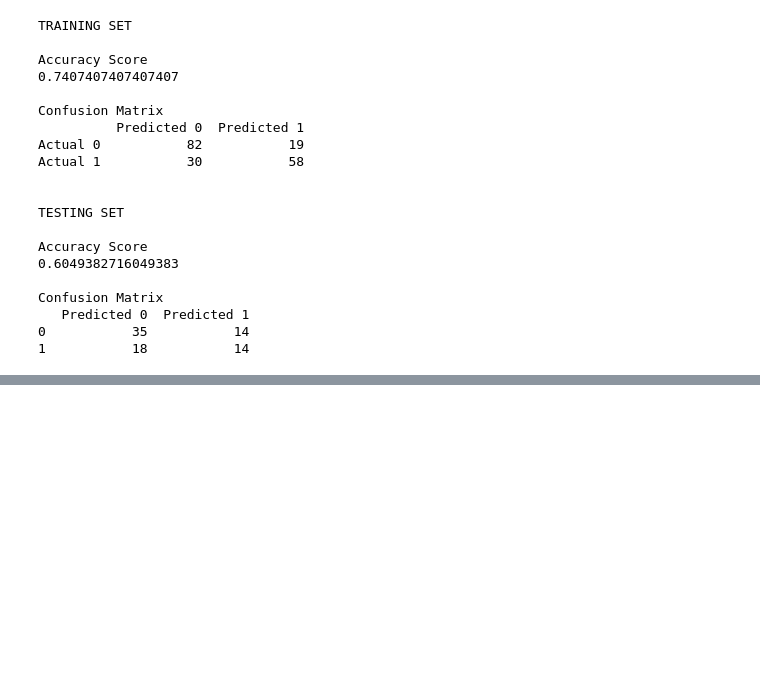
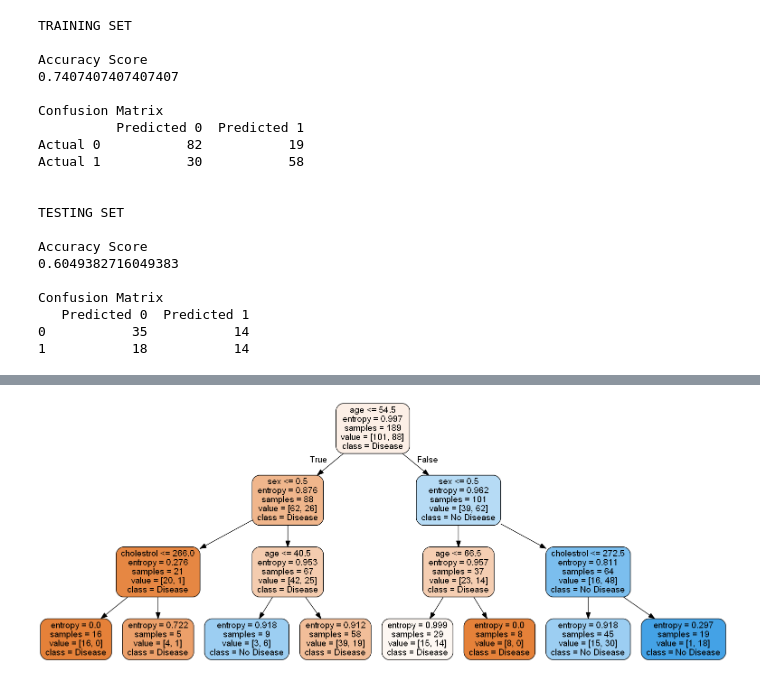
Before and after one commit to CodeInDna/Data-Science-Exercises, a Jupyter notebook: Supervised_Learning/03_Decision_Tree/03_Disease_Detection_with_Visualization.ipynb, the cells around one changed output, grey strips where cells are left out. Saved outputs shown, nothing was run; the diff lists cells and outputs as text; code cells hidden in the pictures; blank space fills up the shorter version.

Commit message:
GridSearchCv: Hyperparameter Tunning

```diff
--- a/Supervised_Learning/03_Decision_Tree/03_Disease_Detection_with_Visualization.ipynb
+++ b/Supervised_Learning/03_Decision_Tree/03_Disease_Detection_with_Visualization.ipynb
@@ -308,0 +313,14 @@ Confusion Matrix
+# %%
+# Create the parameter grid based on the results of random search
+params = {
+    'max_depth': [2, 3, 5, 10, 20],
+    'min_samples_leaf': [5, 10, 20, 50, 100],
+    'criterion': ['gini', 'entropy']
+}
+# %%
+grid_search = GridSearchCV(estimator=dt,
+                          param_grid=params,
+                          cv=4, n_jobs=-1, verbose=1, scoring='accuracy')
+# %%
+%%time
+grid_search.fit(x_train, y_train)
@@ -308,0 +354,3 @@ Confusion Matrix
+# %%
+dt_best = grid_search.best_estimator_
+evaluate_model(dt_best)
@@ -308,0 +378,5 @@ Confusion Matrix
+# %%
+graph = make_dt_graph(dt_best)
+Image(graph.create_png())
+# %% [output]
+[figure, added]
```
Also changed, not shown: parts of 44 cells of this notebook.
